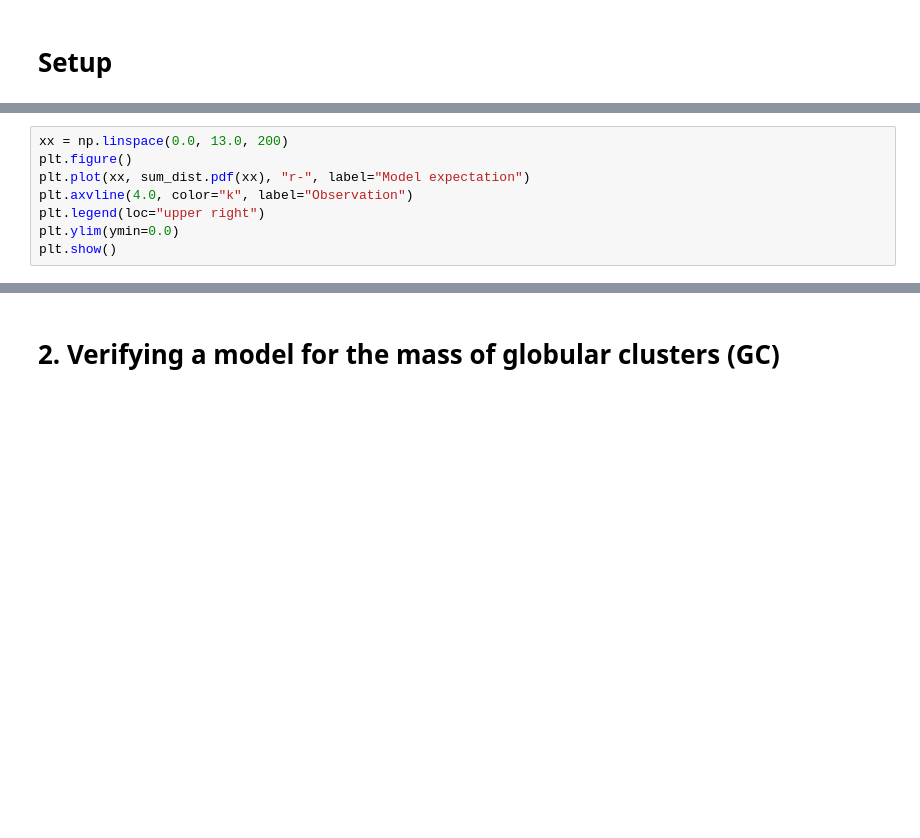
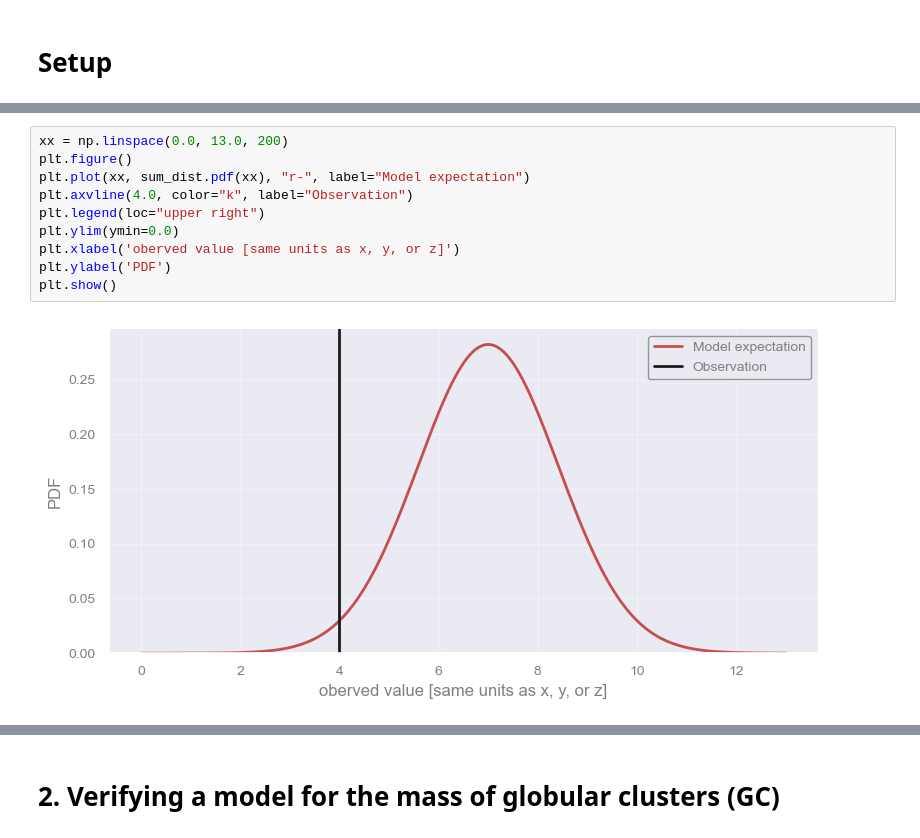
Before and after one commit to AstroStat-Academy/astrostat-school-8, a Jupyter notebook: Hypothesis_Testing/Hypothesis.ipynb, the cells around one changed output, grey strips where cells are left out. Cells and saved outputs as stored; diff of their text form; blank space fills up the shorter version.

```diff
--- a/Hypothesis_Testing/Hypothesis.ipynb
+++ b/Hypothesis_Testing/Hypothesis.ipynb
@@ -137,8 +158,12 @@ From the above experiment we see that there are samples of the sum close to $4$.
 # %%
 xx = np.linspace(0.0, 13.0, 200)
 plt.figure()
 plt.plot(xx, sum_dist.pdf(xx), "r-", label="Model expectation")
 plt.axvline(4.0, color="k", label="Observation")
 plt.legend(loc="upper right")
 plt.ylim(ymin=0.0)
+plt.xlabel('oberved value [same units as x, y, or z]')
+plt.ylabel('PDF')
 plt.show()
+# %% [output]
+[figure, added]
```
Also changed, not shown: parts of 51 cells of this notebook, 5 other files.
